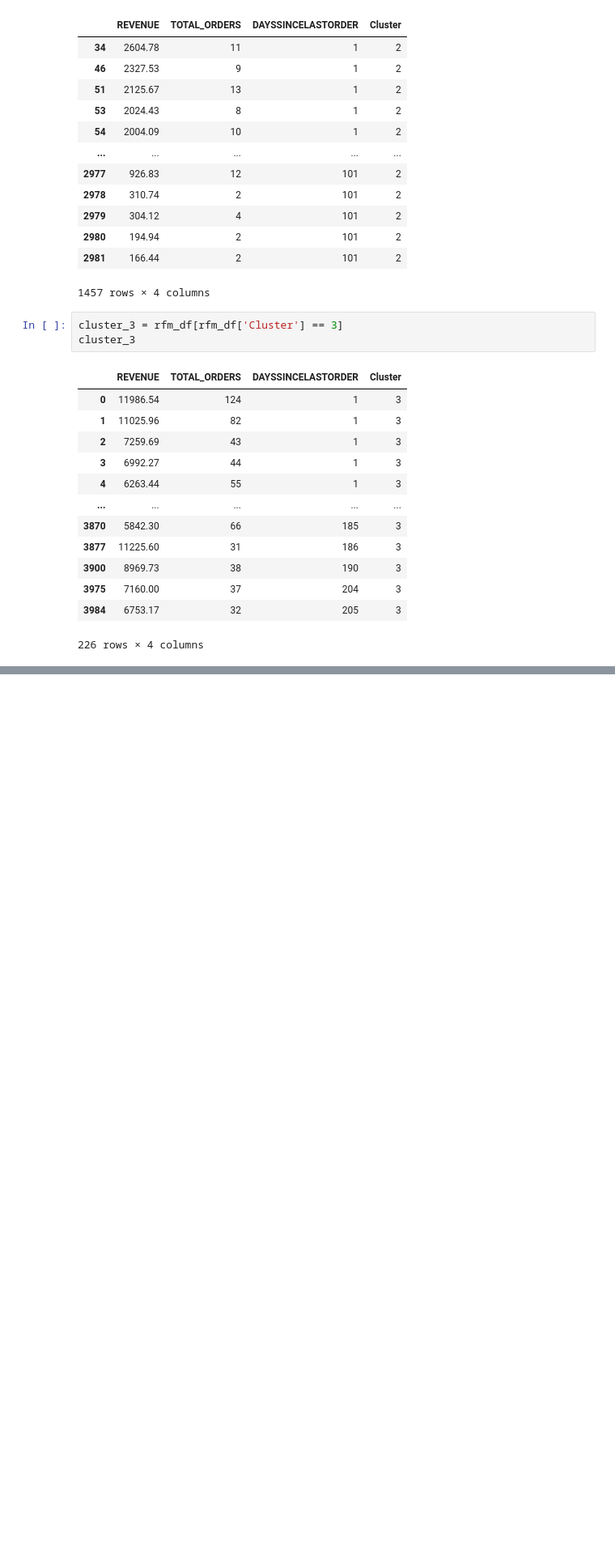
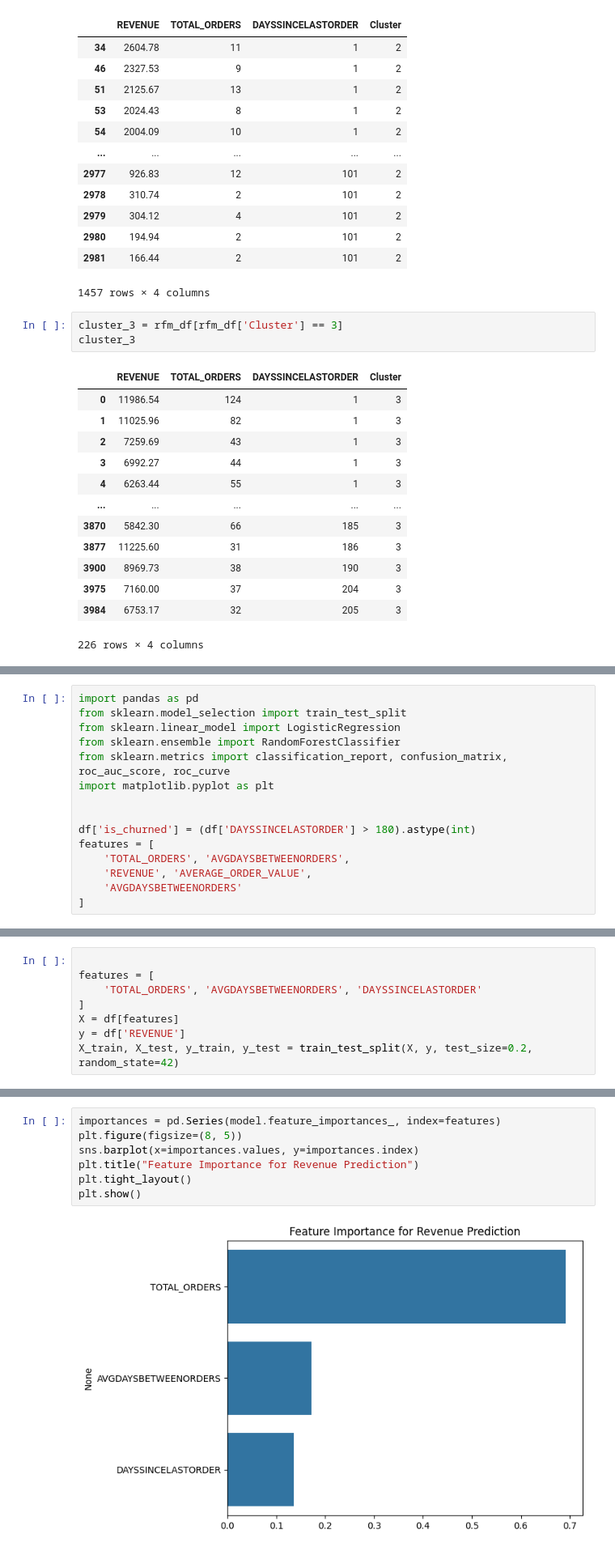
Before and after one commit to 0devesh0/codvo.ai, a Jupyter notebook: notebooks/eda.ipynb, the cells around one changed output, grey strips where cells are left out. Shown at 81% size. Cells and saved outputs as stored; diff of their text form; blank space fills up the shorter version.

```diff
--- a/notebooks/eda.ipynb
+++ b/notebooks/eda.ipynb
@@ -677,0 +698,15 @@ cluster_3
+# %%
+import pandas as pd
+from sklearn.model_selection import train_test_split
+from sklearn.linear_model import LogisticRegression
+from sklearn.ensemble import RandomForestClassifier
+from sklearn.metrics import classification_report, confusion_matrix, roc_auc_score, roc_curve
+import matplotlib.pyplot as plt
+
+
+df['is_churned'] = (df['DAYSSINCELASTORDER'] > 180).astype(int)
+features = [
+    'TOTAL_ORDERS', 'AVGDAYSBETWEENORDERS',
+    'REVENUE', 'AVERAGE_ORDER_VALUE',
+    'AVGDAYSBETWEENORDERS'
+]
@@ -677,0 +771,8 @@ cluster_3
+# %%
+
+features = [
+    'TOTAL_ORDERS', 'AVGDAYSBETWEENORDERS', 'DAYSSINCELASTORDER'
+]
+X = df[features]
+y = df['REVENUE']
+X_train, X_test, y_train, y_test = train_test_split(X, y, test_size=0.2, random_state=42)
@@ -677,0 +790,9 @@ cluster_3
+# %%
+importances = pd.Series(model.feature_importances_, index=features)
+plt.figure(figsize=(8, 5))
+sns.barplot(x=importances.values, y=importances.index)
+plt.title("Feature Importance for Revenue Prediction")
+plt.tight_layout()
+plt.show()
+# %% [output]
+[figure, added]
```
Also changed, not shown: parts of 15 cells of this notebook.
